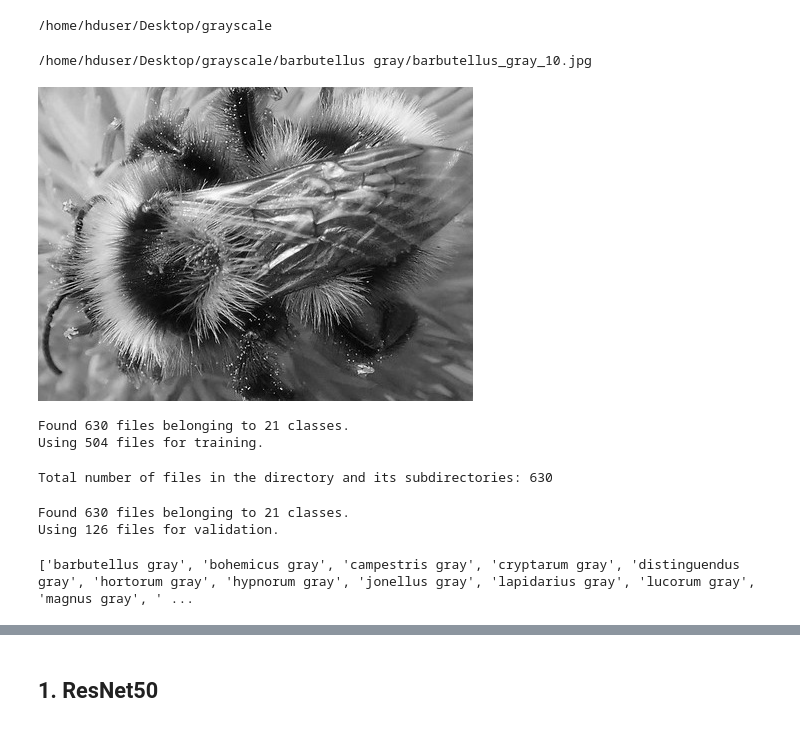
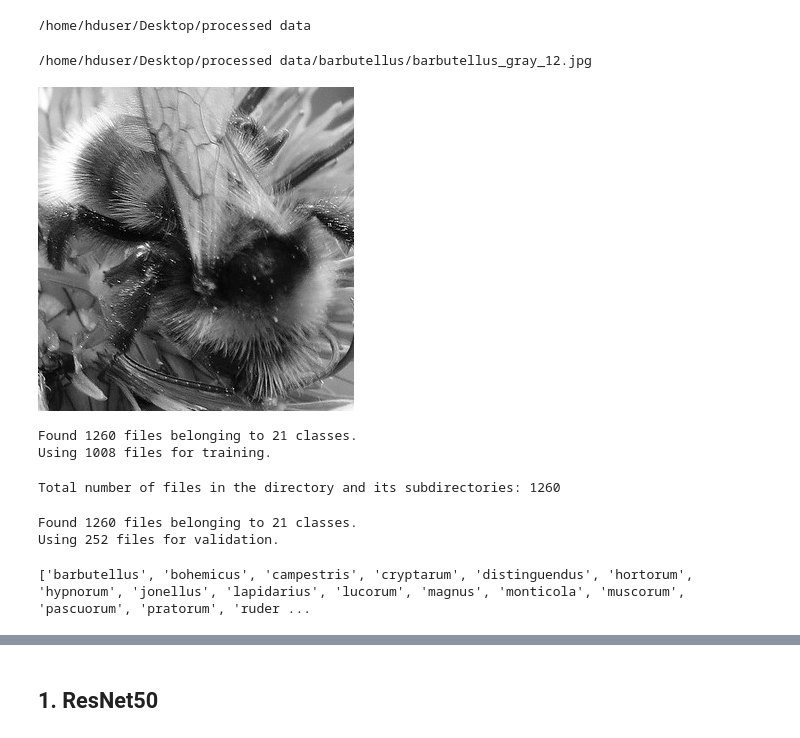
Before and after one commit to alecfei/bumblebee-classification, a Jupyter notebook: testing_processed.ipynb, the cells around one changed output, grey strips where cells are left out. Saved outputs shown, nothing was run; the diff lists cells and outputs as text; code cells hidden in the pictures.

```diff
--- a/testing_processed.ipynb
+++ b/testing_processed.ipynb
@@ -30,18 +30,18 @@ To enable the following instructions: AVX2 AVX_VNNI FMA, in other operations, re
 #os.chdir('/home/hduser/Desktop/testing2/')
 # %%
 import pathlib
-data_dir = pathlib.Path('/home/hduser/Desktop/grayscale/')
+data_dir = pathlib.Path('/home/hduser/Desktop/processed data/')
 # %%
 print(data_dir)
 # %% [output]
-/home/hduser/Desktop/grayscale
+/home/hduser/Desktop/processed data
 # %%
-barbutellus = list(data_dir.glob('barbutellus gray/*'))
-print(barbutellus[1])
-PIL.Image.open(str(barbutellus[1]))
+barbutellus = list(data_dir.glob('barbutellus/*'))
+print(barbutellus[10])
+PIL.Image.open(str(barbutellus[10]))
 # %% [output]
-/home/hduser/Desktop/grayscale/barbutellus gray/barbutellus_gray_10.jpg
+/home/hduser/Desktop/processed data/barbutellus/barbutellus_gray_12.jpg
-[figure, old version]
+[figure, new version]
 # %%
 img_height, img_width = (224, 224)
 batch_size = 32
@@ -54,8 +54,8 @@ train_batches = tf.keras.preprocessing.image_dataset_from_directory(
     image_size=(img_height, img_width),
     batch_size=batch_size)
 # %% [output]
-Found 630 files belonging to 21 classes.
-Using 504 files for training.
+Found 1260 files belonging to 21 classes.
+Using 1008 files for training.
 # %%
 file_count = 0
 
@@ -64,7 +64,7 @@ for root, dirs, files in os.walk(data_dir):
 
 print("Total number of files in the directory and its subdirectories:", file_count)
 # %% [output]
-Total number of files in the directory and its subdirectories: 630
+Total number of files in the directory and its subdirectories: 1260
 # %%
 validate_batches = tf.keras.preprocessing.image_dataset_from_directory(
     data_dir, validation_split=0.2,
@@ -73,13 +73,13 @@ validate_batches = tf.keras.preprocessing.image_dataset_from_directory(
     image_size=(img_height, img_width),
     batch_size=batch_size)
 # %% [output]
-Found 630 files belonging to 21 classes.
-Using 126 files for validation.
+Found 1260 files belonging to 21 classes.
+Using 252 files for validation.
 # %%
 class_names = train_batches.class_names
 print(class_names)
 # %% [output]
-['barbutellus gray', 'bohemicus gray', 'campestris gray', 'cryptarum gray', 'distinguendus gray', 'hortorum gray', 'hypnorum gray', 'jonellus gray', 'lapidarius gray', 'lucorum gray', 'magnus gray', ' ...
+['barbutellus', 'bohemicus', 'campestris', 'cryptarum', 'distinguendus', 'hortorum', 'hypnorum', 'jonellus', 'lapidarius', 'lucorum', 'magnus', 'monticola', 'muscorum', 'pascuorum', 'pratorum', 'ruder ...
 # %%
 plt.figure(figsize=(10, 10))
 for images, labels in train_batches.take(1):
```
Also changed, not shown: parts of 4 cells of this notebook.
